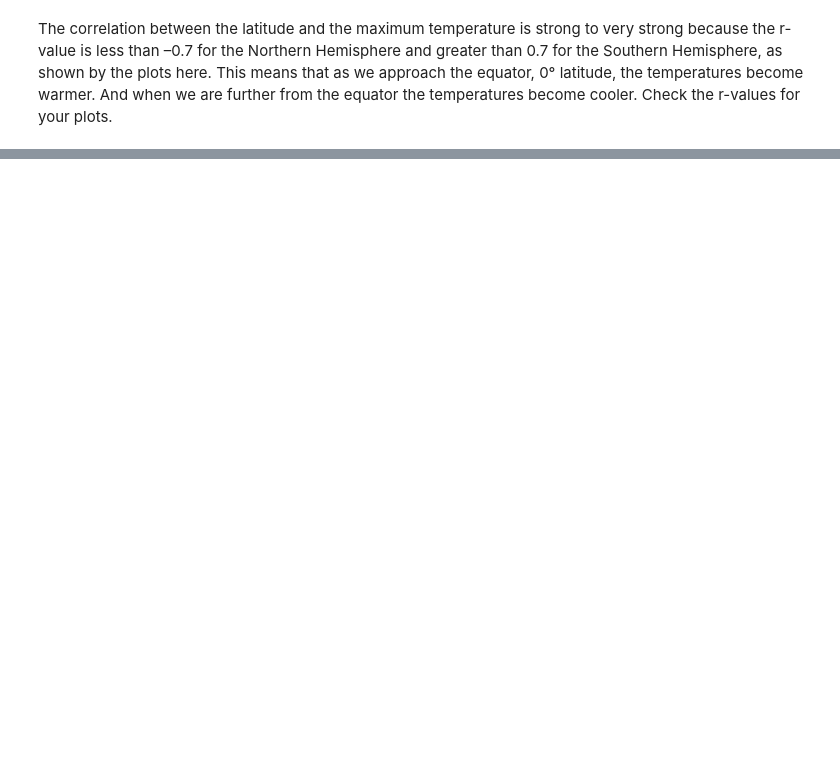
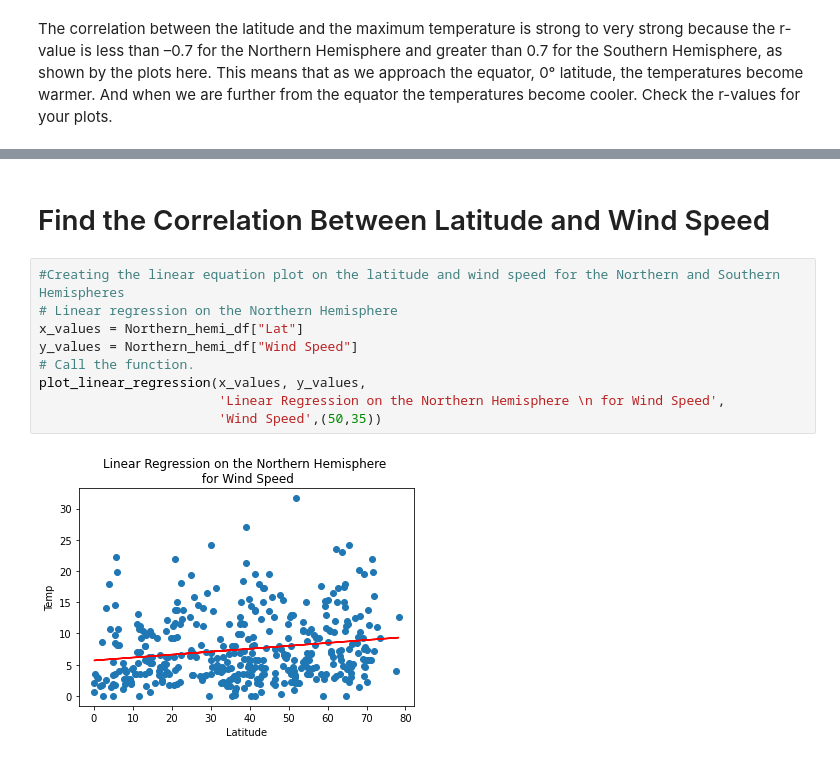
Before and after one commit to siddi582/WorldWeather, a Jupyter notebook: API_practice.ipynb, the cells around one changed output, grey strips where cells are left out. Saved outputs shown, nothing was run; the diff lists cells and outputs as text; blank space fills up the shorter version.

```diff
--- a/API_practice.ipynb
+++ b/API_practice.ipynb
@@ -411,0 +488,13 @@ plot_linear_regression(x_values, y_values,
+# %% [markdown]
+# Find the Correlation Between Latitude and Wind Speed
+# %%
+#Creating the linear equation plot on the latitude and wind speed for the Northern and Southern Hemispheres
+# Linear regression on the Northern Hemisphere
+x_values = Northern_hemi_df["Lat"]
+y_values = Northern_hemi_df["Wind Speed"]
+# Call the function.
+plot_linear_regression(x_values, y_values,
+                       'Linear Regression on the Northern Hemisphere \n for Wind Speed',
+                       'Wind Speed',(50,35))
+# %% [output]
+[figure, added]
```
Also changed, not shown: parts of 25 cells of this notebook, 5 other files.
